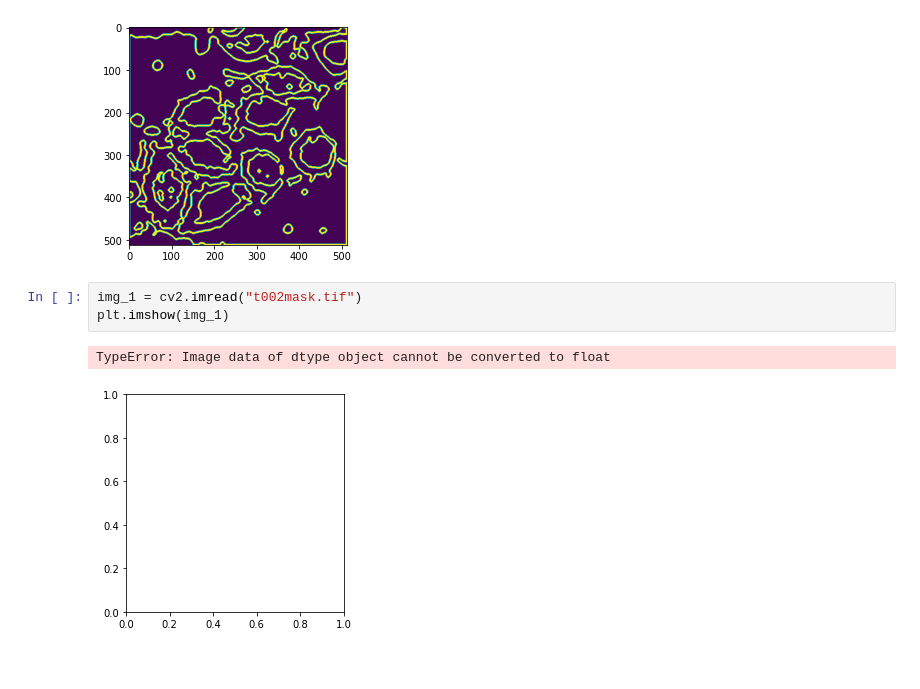
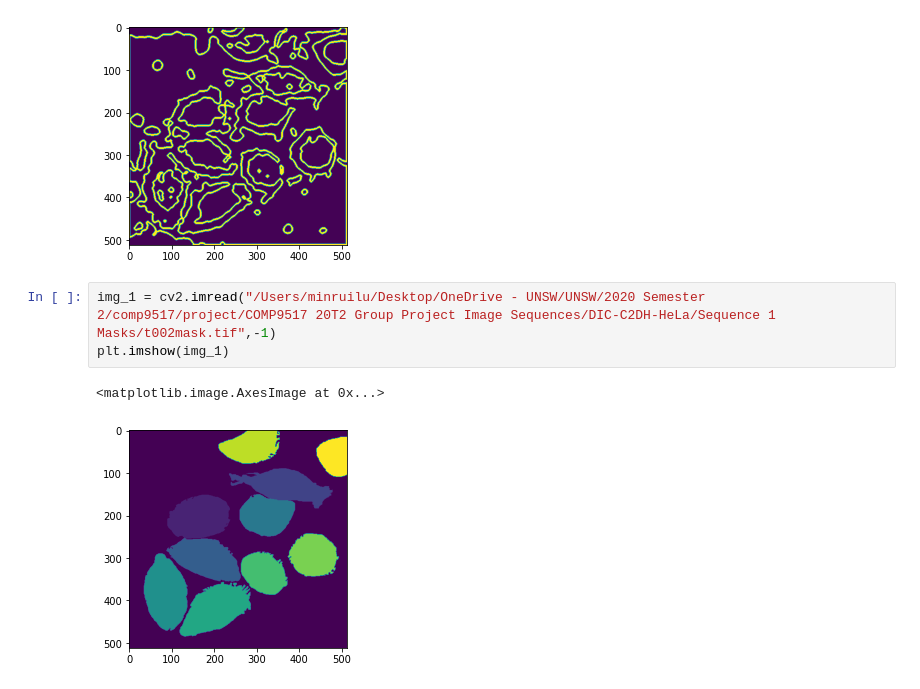
Before and after one commit to AaronWang-yf/COMP9517_Cell_Segmentation_and_Tracking-master, a Jupyter notebook: Raymond_work/draft_cell_segmentation.ipynb, the cells around one changed output. Cells and saved outputs as stored; diff of their text form.

```diff
--- a/Raymond_work/draft_cell_segmentation.ipynb
+++ b/Raymond_work/draft_cell_segmentation.ipynb
@@ -101,9 +101,9 @@ plt.imshow(image)
 # %% [output]
 <matplotlib.image.AxesImage at 0x...>
 [figure]
-# %%
-img_1 = cv2.imread("t002mask.tif")
-plt.imshow(img_1)
-# %% [output]
-TypeError: Image data of dtype object cannot be converted to float
-[figure, removed]
+# %%
+img_1 = cv2.imread("/Users/minruilu/Desktop/OneDrive - UNSW/UNSW/2020 Semester 2/comp9517/project/COMP9517 20T2 Group Project Image Sequences/DIC-C2DH-HeLa/Sequence 1 Masks/t002mask.tif",-1)
+plt.imshow(img_1)
+# %% [output]
+<matplotlib.image.AxesImage at 0x...>
+[figure, added]
```
Also changed, not shown: 3 other files.
